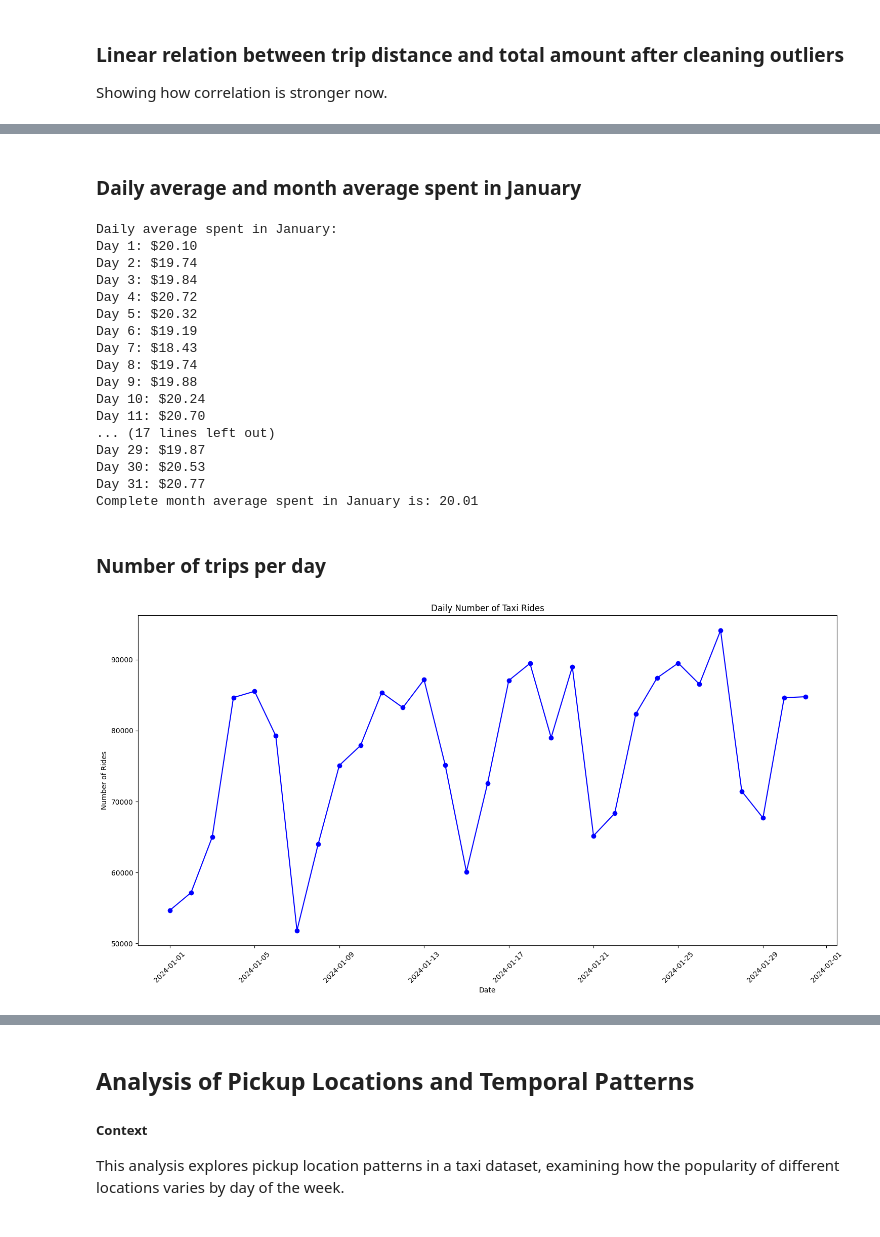
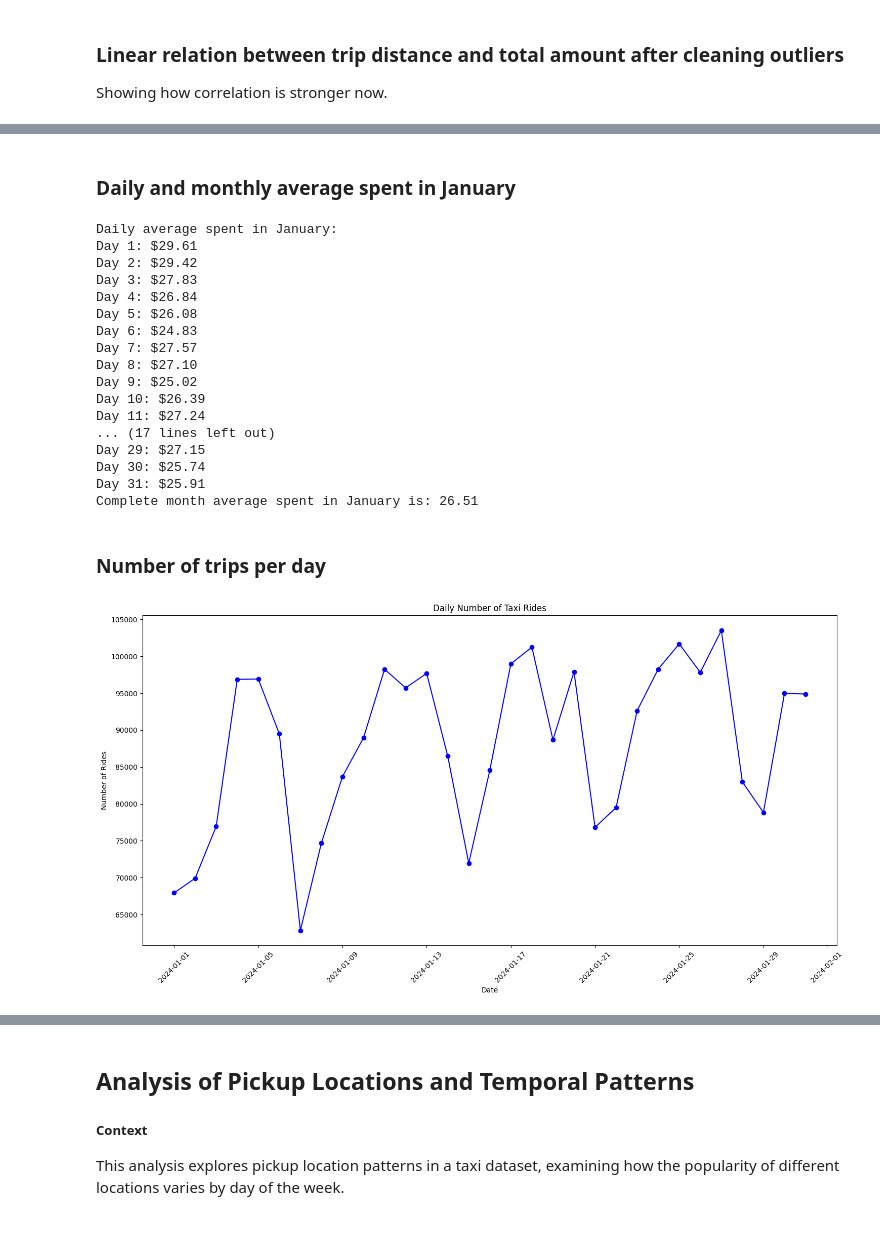
Before and after one commit to dariomlopez/etl_projects, a Jupyter notebook: nyc_taxi_etl/main.ipynb, the cells around one changed output, grey strips where cells are left out. Cells and saved outputs as stored; diff of their text form; code cells hidden in the pictures.

```diff
--- a/nyc_taxi_etl/main.ipynb
+++ b/nyc_taxi_etl/main.ipynb
@@ -346,7 +348,7 @@ Index: []
 - Action: To clean the dataset, these outliers were removed by applying the Interquartile Range (IQR) method. Specifically, for each distance range, the first quartile (Q1) and third quartile (Q3) of the total fare were calculated, and any records with fares falling outside the range of [Q1 - 1.5 * IQR, Q3 + 1.5 * IQR] were considered outliers and removed. This method ensured that only fares within a reasonable range relative to their corresponding trip distances were retained.
 - Impact:  The removal of outliers led to a reduction of 13.55% in the dataset size. This indicates that a modest but significant portion of the data consisted of atypical or potentially erroneous records. Cleaning the data in this way helps improve the reliability and accuracy of subsequent analyses, as it reduces the influence of extreme values that could skew the results.
 # %%
-def calculate_thresholds(df, column, multiplier=1.5):
+def calculate_thresholds(df, column, multiplier=2):
     Q1 = df[column].quantile(0.25)
     Q3 = df[column].quantile(0.75)
     IQR = Q3 - Q1
@@ -478,5 +434,5 @@ Correlation between trip distance and total amount: 0.95
 # %% [markdown]
-### Daily average and month average spent in January
+### Daily and monthly average spent in January
 # %%
 daily_mean = taxi_df_cleaned.groupby(taxi_df_cleaned['tpep_pickup_datetime'].dt.day)['total_amount'].mean()
 print("Daily average spent in January:")
@@ -488,34 +444,34 @@ average_month_spent = daily_mean.mean()
 print(f"Complete month average spent in January is: {average_month_spent:.2f}")
 # %% [output]
 Daily average spent in January:
-Day 1: $20.10
-Day 2: $19.74
-Day 3: $19.84
-Day 4: $20.72
-Day 5: $20.32
-Day 6: $19.19
-Day 7: $18.43
-Day 8: $19.74
-Day 9: $19.88
-Day 10: $20.24
-Day 11: $20.70
+Day 1: $29.61
+Day 2: $29.42
+Day 3: $27.83
+Day 4: $26.84
+Day 5: $26.08
+Day 6: $24.83
+Day 7: $27.57
+Day 8: $27.10
+Day 9: $25.02
+Day 10: $26.39
+Day 11: $27.24
 ... (17 lines left out)
-Day 29: $19.87
-Day 30: $20.53
-Day 31: $20.77
-Complete month average spent in January is: 20.01
+Day 29: $27.15
+Day 30: $25.74
+Day 31: $25.91
+Complete month average spent in January is: 26.51
 # %% [markdown]
 ### Number of trips per day
 # %%
 # Agrupar por día y contar el número de viajes
 daily_rides = taxi_df_cleaned.groupby(taxi_df_cleaned['tpep_pickup_datetime'].dt.date).size()
 
 # Visualizar el número de viajes por día
 daily_rides.plot(title='Daily Number of Taxi Rides', xlabel='Date', ylabel='Number of Rides', figsize=(15, 8), marker='o', linestyle='-', color='b')
-mathplot.xticks(rotation=45)  # Rote las etiquetas de fecha para que se muestren claramente
-mathplot.tight_layout()
-mathplot.show()
+matplot.xticks(rotation=45)  # Rote las etiquetas de fecha para que se muestren claramente
+matplot.tight_layout()
+matplot.show()
 # %% [output]
-[figure, old version]
+[figure, new version]
 # %%
 # taxi_df_cleaned.hist(figsize=(30,20), bins=60)
```
Also changed, not shown: parts of 22 cells of this notebook, 3 other files.
